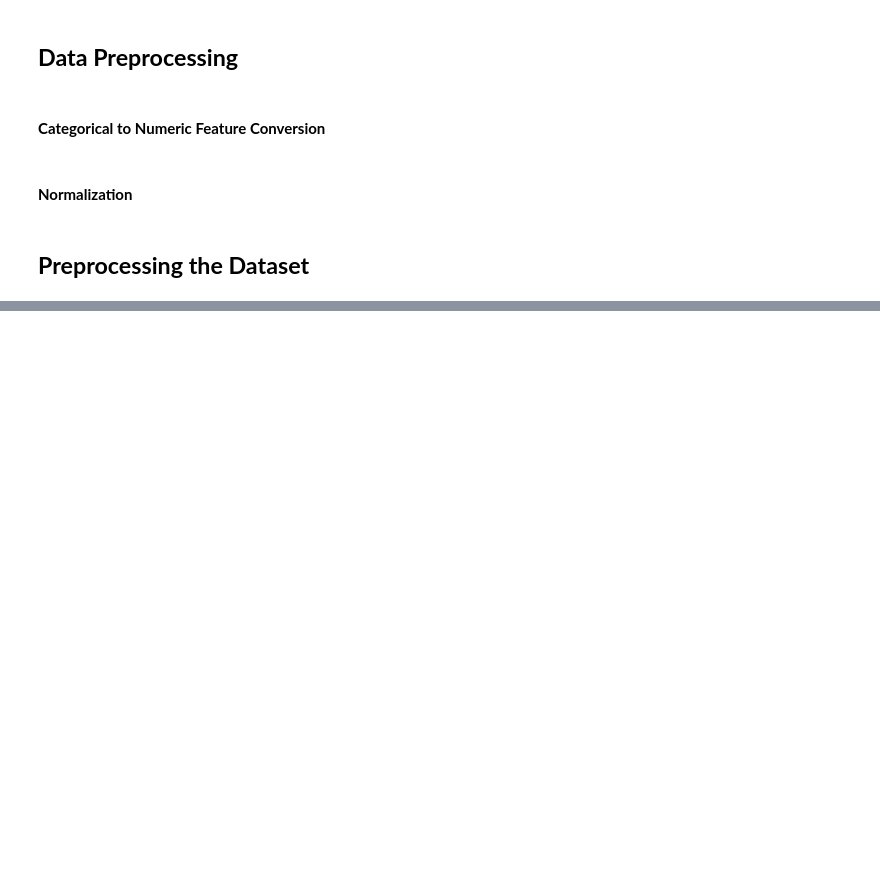
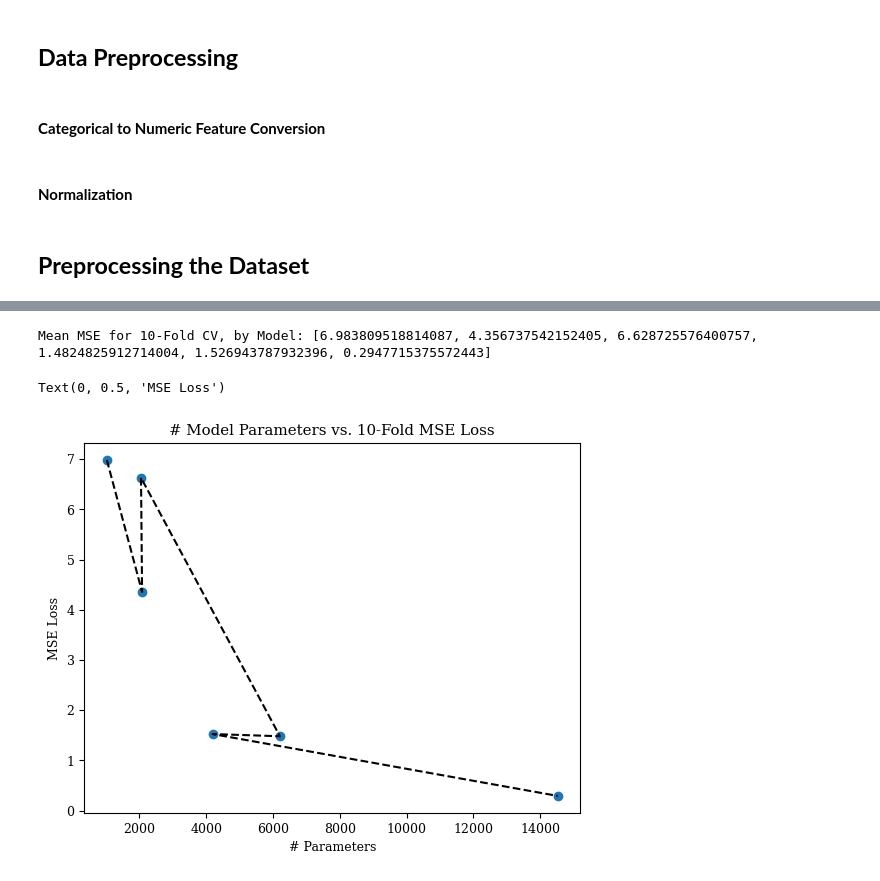
Before and after one commit to cLawson101/SDS-384-Final-Project, a Jupyter notebook: NN.ipynb, the cells around one changed output, grey strips where cells are left out. Cells and saved outputs as stored; diff of their text form; code cells hidden in the pictures; blank space fills up the shorter version.

```diff
--- a/NN.ipynb
+++ b/NN.ipynb
@@ -365,0 +149,25 @@ This exploration goes to show how deep a seemingly simple hypothesis/task can be
+# %%
+# Now, 10-Fold Cross Validation to return mean MSE of the models
+num_folds = 10
+kf = KFold(n_splits=num_folds)
+
+models = [predictorNet_1_32, predictorNet_2_32, predictorNet_1_64, predictorNet_2_64, predictorNet_4_32, predictorNet_4_64]
+acc = []
+
+for model in models:
+    fold_accuracy = []
+    for train_index, test_index in kf.split(X):
+        # Split the data into training and validation sets for this fold
+        X_train, X_val = X[train_index], X[test_index]
+        y_train, y_val = y[train_index], y[test_index]
+
+        # Train the model on the training set for this fold
+        model.fit(X_train, y_train, epochs=10, batch_size=32)
+
+        # Evaluate the model on the validation set for this fold
+        mse = model.evaluate(X_val, y_val)
+        fold_accuracy.append(mse)
+
+        # Reset the model for the next fold
+        model.reset_states()
+    acc.append(np.mean(fold_accuracy))
@@ -365,0 +192,18 @@ This exploration goes to show how deep a seemingly simple hypothesis/task can be
+# %%
+# Print Mean MSE
+print(f'Mean MSE for 10-Fold CV, by Model: {acc}')
+# Plot model parameter size vs. 10-Fold Loss
+num_params_list = []
+for model in models:
+    num_params = model.count_params()
+    num_params_list.append(num_params)
+
+plt.scatter(num_params_list, acc)
+plt.plot(num_params_list, acc, linestyle = '--', color = 'black',)
+plt.title("# Model Parameters vs. 10-Fold MSE Loss")
+plt.xlabel("# Parameters")
+plt.ylabel("MSE Loss")
+# %% [output]
+Mean MSE for 10-Fold CV, by Model: [6.983809518814087, 4.356737542152405, 6.628725576400757, 1.4824825912714004, 1.526943787932396, 0.2947715375572443]
+Text(0, 0.5, 'MSE Loss')
+[figure, added]
```
Also changed, not shown: parts of 43 cells of this notebook, 3 other files.
